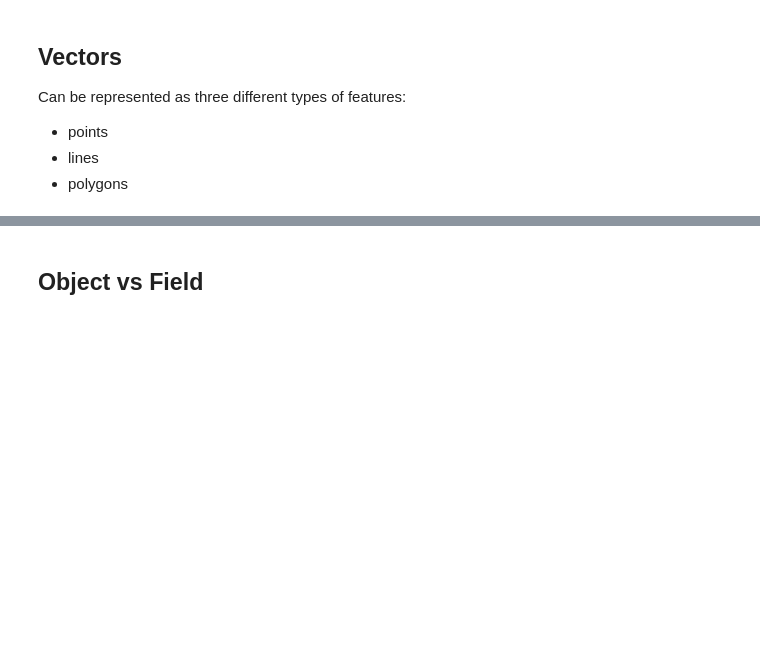
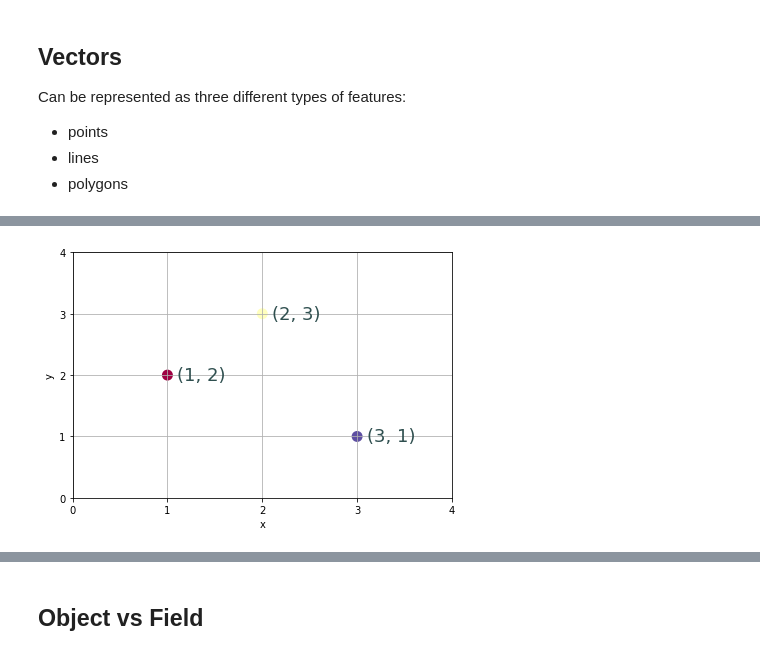
Before and after one commit to rulsberger/Intro_To_GIS-ENVR_250, a Jupyter notebook: CourseMaterials/Lectures/Notebooks/Week_2/Lecture3.ipynb, the cells around one changed output, grey strips where cells are left out. Cells and saved outputs as stored; diff of their text form; code cells hidden in the pictures; blank space fills up the shorter version.

```diff
--- a/CourseMaterials/Lectures/Notebooks/Week_2/Lecture3.ipynb
+++ b/CourseMaterials/Lectures/Notebooks/Week_2/Lecture3.ipynb
@@ -13,3 +21,11 @@ To be able to identify to purpose of a given map. Identify the important compone
+# %%
+cmap = cm.get_cmap('Spectral')
+df = pd.DataFrame({
+      'x': [1, 2, 3],
+      'y': [2, 3, 1]
+   })
+
+df['label'] = df.apply(lambda x: F'({x[0]}, {x[1]})', axis=1)
 # %% [markdown]
 # Data in GIS
 
@@ -35,0 +63,25 @@ Can be represented as three different types of features:
+# %%
+pointfig, ax = plt.subplots()
+plt.xlim([0, 4])
+plt.ylim([0, 4])
+plt.margins(0.05)
+plt.tight_layout()
+for axis in [ax.xaxis, ax.yaxis]:
+    axis.set_major_locator(ticker.MaxNLocator(integer=True))
+
+df.plot('x', 'y', kind='scatter', ax=ax, s=120, linewidth=0,
+        c=range(len(df)), colormap=cmap)
+
+for k, v in df.iterrows():
+    ax.annotate(
+        v.label,
+        xy=(v.x,v.y),
+        xytext=(10,-5),
+        textcoords='offset points',
+        family='sans-serif',
+        fontsize=18,
+        color='darkslategrey'
+    )
+plt.grid(True)
+# %% [output]
+[figure, added]
```
Also changed, not shown: parts of 33 cells of this notebook.
